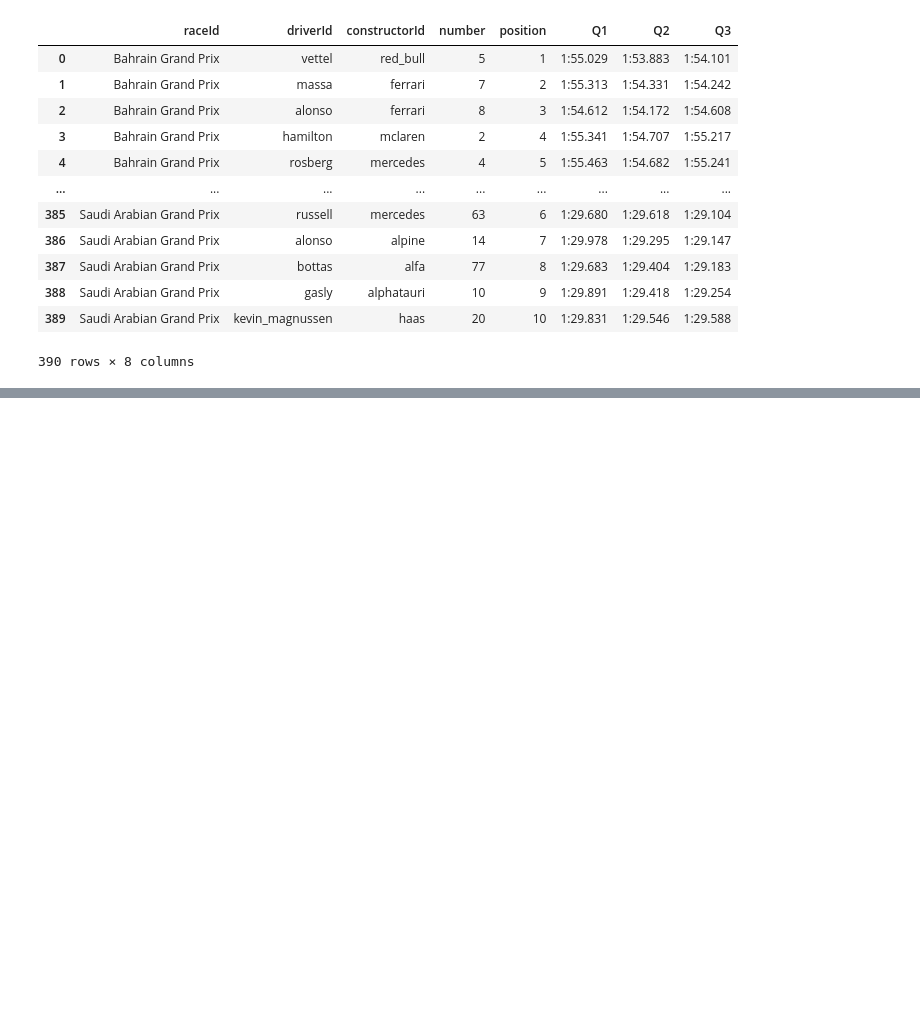
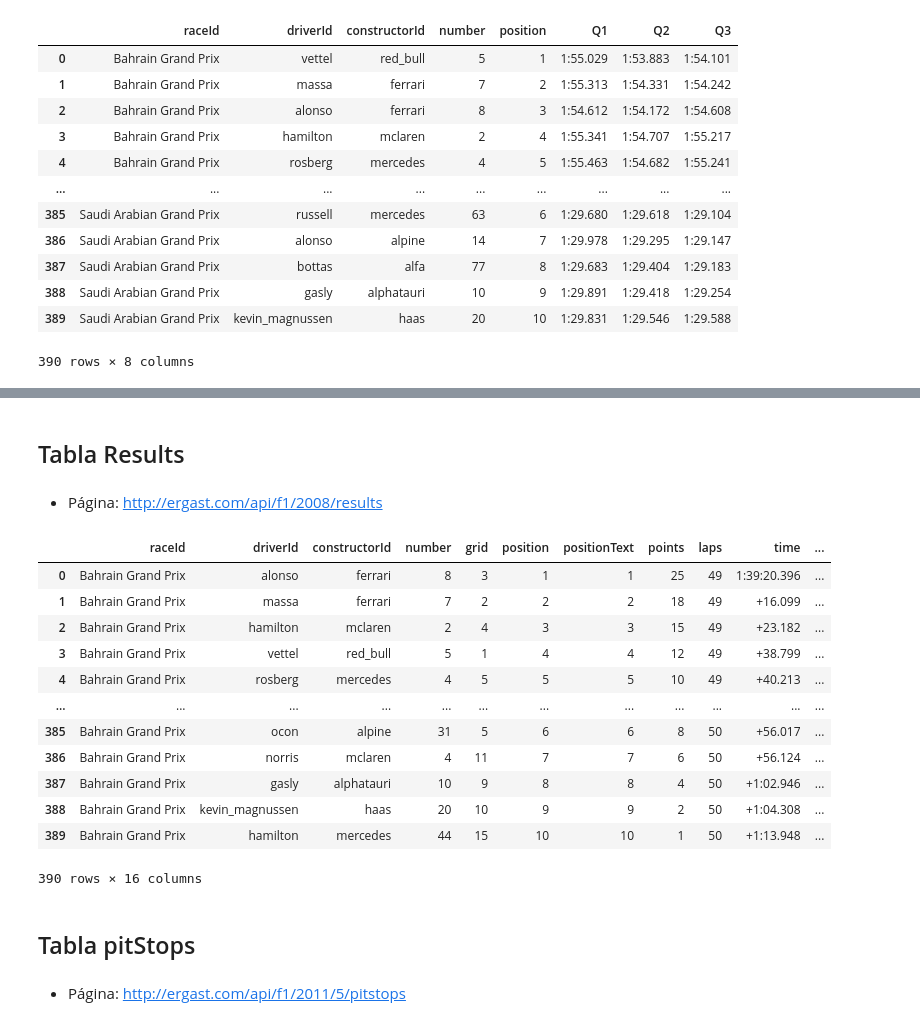
Before and after one commit to IlseAguilar3/formula1-data, a Jupyter notebook: f1-analisis.ipynb, the cells around one changed output, grey strips where cells are left out. Drawn from its saved outputs; the diff is of its cells as text; code cells hidden in the pictures; blank space fills up the shorter version.

```diff
--- a/f1-analisis.ipynb
+++ b/f1-analisis.ipynb
@@ -465,0 +587,11 @@ pd.DataFrame(qualifying).to_csv('qualifying.csv', index=False)
+# %%
+#Ciclo para enrobustecer nuestro diccionario de races
+for year in list(range(2010,2023)):
+    url = 'http://ergast.com/api/f1/{}/status.json'
+    response = requests.get(url.format(year)) #.format() indica que la variable race es la que irá cambiando y debe asignarle el formato
+    content = json.loads(response.content)
+
+    for item in content['MRData']['StatusTable']['Status']:
+        status['statusId'].append(int(item['statusId']))
+        status['count'].append(int(item['count']))
+        status['status'].append(item['status'])
@@ -465,0 +618,22 @@ pd.DataFrame(qualifying).to_csv('qualifying.csv', index=False)
+# %% [markdown]
+## Tabla Results
+# %%
+#Creación del diccionario vacío para incorporar todos los datos de las carreras del 2010:2022
+results={'raceId':[],
+         'driverId':[],
+         'constructorId':[],
+         'number':[],
+         'grid':[],
+         'position':[],
+         'positionText':[],
+         'points':[],
+         'laps':[],
+         'time':[],
+         'milliseconds':[],
+         'fastestLap':[],
+         'rank':[],
+         'fastestLapTime':[],
+         'fastestLapSpeed':[],
+         'statusId':[]}
+# %% [markdown]
+* Página: http://ergast.com/api/f1/2008/results
@@ -465,0 +724,17 @@ pd.DataFrame(qualifying).to_csv('qualifying.csv', index=False)
+# %%
+#Creación del data frame
+pd.DataFrame(results)
+# %% [output]
+|  | raceId | driverId | constructorId | number | grid | position | positionText | points | laps | time | ... |
+| 0 | Bahrain Grand Prix | alonso | ferrari | 8 | 3 | 1 | 1 | 25 | 49 | 1:39:20.396 | ... |
+| 1 | Bahrain Grand Prix | massa | ferrari | 7 | 2 | 2 | 2 | 18 | 49 | +16.099 | ... |
+| 2 | Bahrain Grand Prix | hamilton | mclaren | 2 | 4 | 3 | 3 | 15 | 49 | +23.182 | ... |
+| 3 | Bahrain Grand Prix | vettel | red_bull | 5 | 1 | 4 | 4 | 12 | 49 | +38.799 | ... |
+| 4 | Bahrain Grand Prix | rosberg | mercedes | 4 | 5 | 5 | 5 | 10 | 49 | +40.213 | ... |
+| ... | ... | ... | ... | ... | ... | ... | ... | ... | ... | ... | ... |
+| 385 | Bahrain Grand Prix | ocon | alpine | 31 | 5 | 6 | 6 | 8 | 50 | +56.017 | ... |
+| 386 | Bahrain Grand Prix | norris | mclaren | 4 | 11 | 7 | 7 | 6 | 50 | +56.124 | ... |
+| 387 | Bahrain Grand Prix | gasly | alphatauri | 10 | 9 | 8 | 8 | 4 | 50 | +1:02.946 | ... |
+| 388 | Bahrain Grand Prix | kevin_magnussen | haas | 20 | 10 | 9 | 9 | 2 | 50 | +1:04.308 | ... |
+| 389 | Bahrain Grand Prix | hamilton | mercedes | 44 | 15 | 10 | 10 | 1 | 50 | +1:13.948 | ... |
+390 rows × 16 columns
@@ -465,0 +744,2 @@ pd.DataFrame(qualifying).to_csv('qualifying.csv', index=False)
+# %% [markdown]
+## Tabla pitStops
@@ -465,0 +754,2 @@ pd.DataFrame(qualifying).to_csv('qualifying.csv', index=False)
+# %% [markdown]
+* Página: http://ergast.com/api/f1/2011/5/pitstops
```
Also changed, not shown: parts of 45 cells of this notebook, 4 other files.
